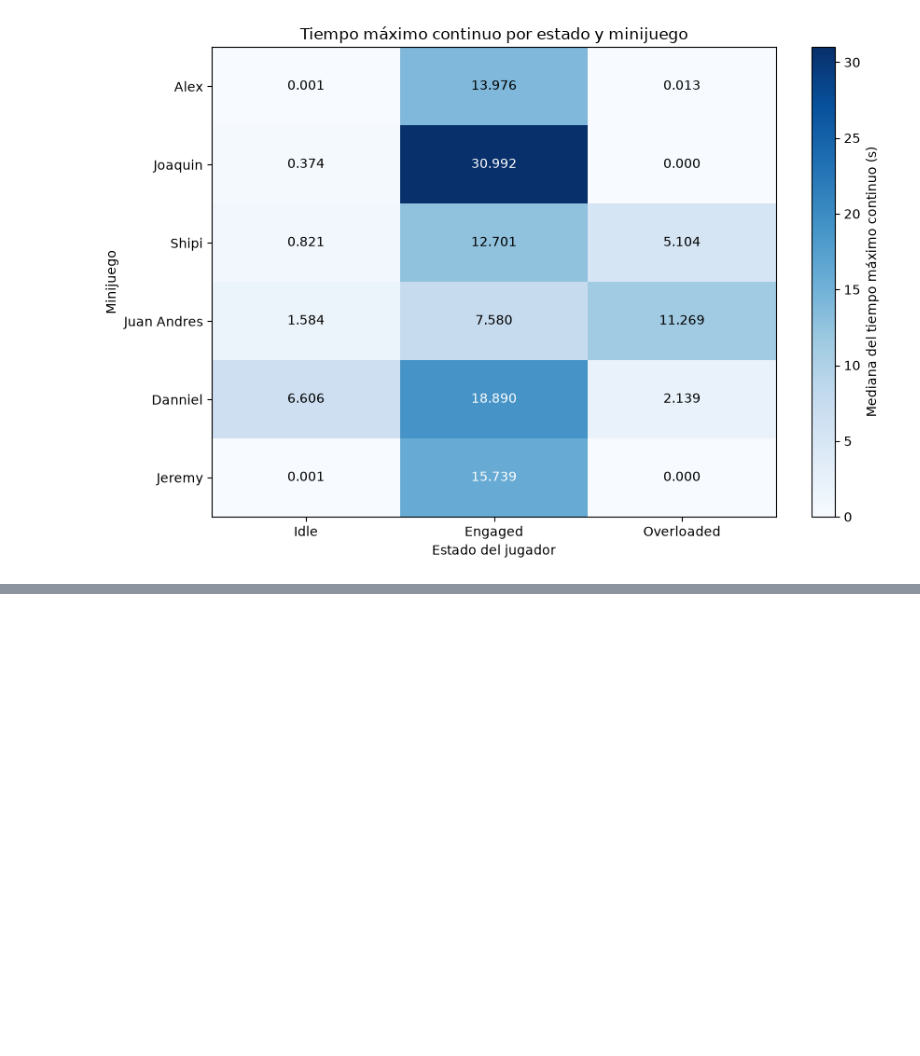
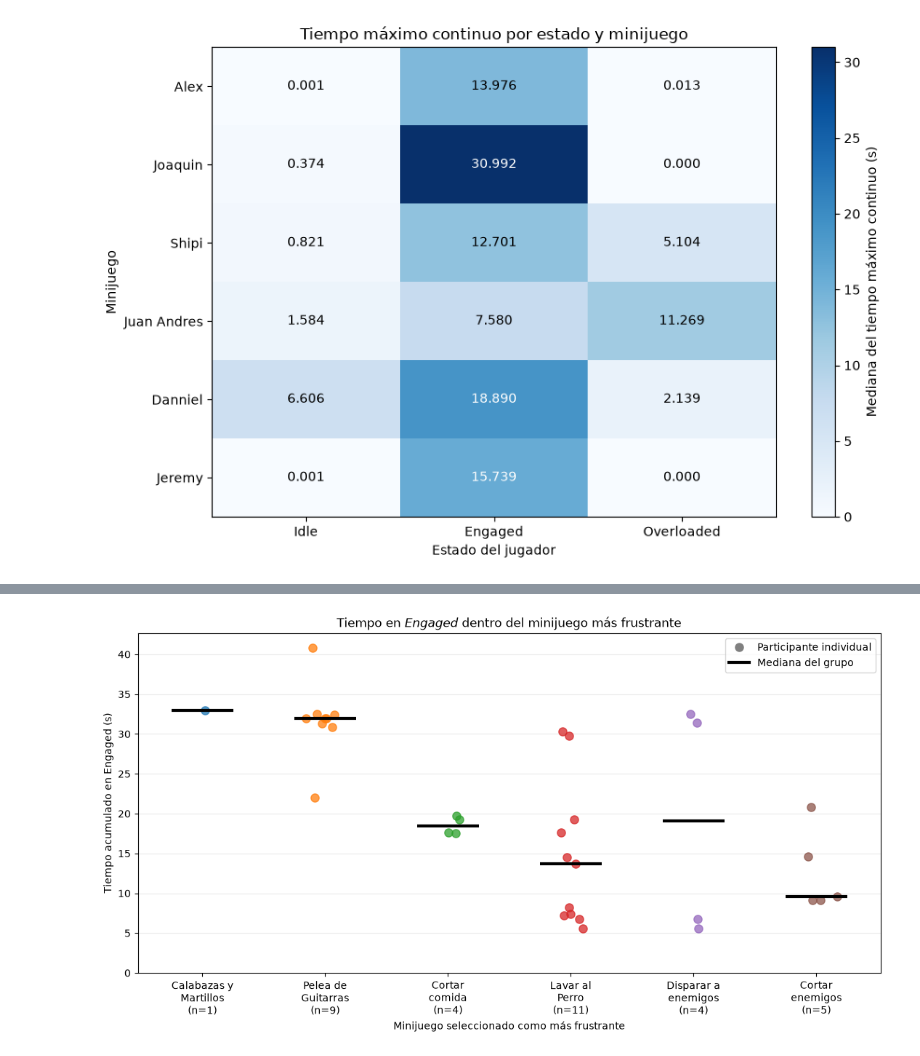
Before and after one commit to DiegoGarV/PGL, a Jupyter notebook: raw results/analisis.ipynb, the cells around one changed output, grey strips where cells are left out. Drawn from its saved outputs; the diff is of its cells as text; code cells hidden in the pictures; blank space fills up the shorter version.

```diff
--- a/raw results/analisis.ipynb
+++ b/raw results/analisis.ipynb
@@ -3793,0 +4090,94 @@ plt.show()
+# %%
+# Orden de los minijuegos
+orden = [
+    "Alex", "Joaquin", "Shipi",
+    "JuanAndres", "Danniel", "Jeremy"
+]
+
+nombres = [
+    "Calabazas y\nMartillos",
+    "Pelea de\nGuitarras",
+    "Cortar\ncomida",
+    "Lavar al\nPerro",
+    "Disparar a\nenemigos",
+    "Cortar\nenemigos"
+]
+
+# Crear gráfica
+fig, ax = plt.subplots(figsize=(11, 6))
+
+rng = np.random.default_rng(42)
+etiquetas = []
+
+for i, (juego, nombre) in enumerate(zip(orden, nombres)):
+
+    datos = comparacion_frustracion.loc[
+        comparacion_frustracion["MinijuegoFrustrante"] == juego,
+        "Engaged"
+    ].dropna()
+
+    n = len(datos)
+    etiquetas.append(f"{nombre}\n(n={n})")
+
+    # Separación horizontal de los puntos
+    x = rng.normal(i, 0.08, size=n)
+
+    # Puntos individuales
+    ax.scatter(
+        x,
+        datos,
+        s=65,
+        alpha=0.75,
+        zorder=3
+    )
+
+    # Mediana del grupo
+    if n > 0:
+        ax.hlines(
+            datos.median(),
+            i - 0.25,
+            i + 0.25,
+            color="black",
+            linewidth=3,
+            zorder=4
+        )
+
+# Configuración de ejes
+ax.set_xticks(range(len(orden)))
+ax.set_xticklabels(etiquetas)
+
+ax.set_xlabel("Minijuego seleccionado como más frustrante")
+ax.set_ylabel("Tiempo acumulado en Engaged (s)")
+
+ax.set_title(
+    r"Tiempo en $\mathit{Engaged}$ dentro del minijuego más frustrante"
+)
+
+ax.set_ylim(bottom=0)
+ax.grid(axis="y", alpha=0.25)
+ax.set_axisbelow(True)
+
+# Leyenda
+leyenda = [
+    Line2D(
+        [0], [0],
+        marker="o",
+        linestyle="None",
+        color="gray",
+        markersize=8,
+        label="Participante individual"
+    ),
+    Line2D(
+        [0], [0],
+        color="black",
+        linewidth=3,
+        label="Mediana del grupo"
+    )
+]
+
+ax.legend(handles=leyenda)
+
+plt.tight_layout()
+plt.show()
+# %% [output]
+[figure, added]
```
Also changed, not shown: parts of 3 cells of this notebook, 7 other files.
